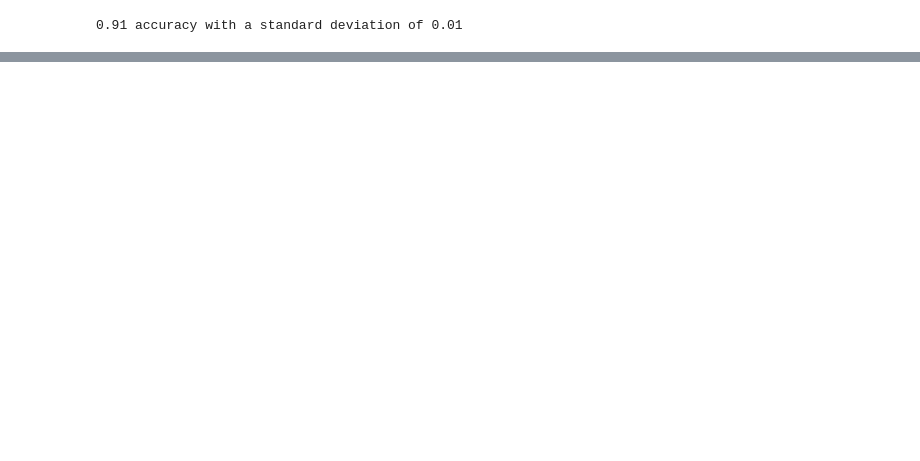
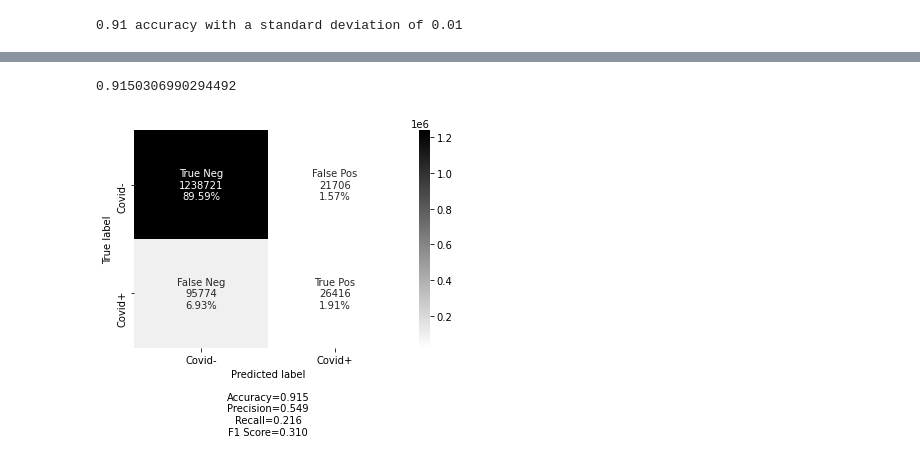
Before and after one commit to NomanAnjum09/Covid19-Analysis-Forecast, a Jupyter notebook: Project V2.ipynb, the cells around one changed output, grey strips where cells are left out. Saved outputs shown, nothing was run; the diff lists cells and outputs as text; code cells hidden in the pictures; blank space fills up the shorter version.

```diff
--- a/Project V2.ipynb
+++ b/Project V2.ipynb
@@ -269,0 +350,12 @@ print("%0.2f accuracy with a standard deviation of %0.2f" % (scores.mean(), scor
+# %%
+DT = DecisionTreeClassifier()
+DT.fit(X_train,y_train)
+pred = DT.predict(X_test)
+print(accuracy_score(y_test,pred))
+cm = confusion_matrix(y_test,pred)
+make_confusion_matrix(cm,group_names=labels,
+                      categories=categories,
+                      cmap="binary")
+# %% [output]
+0.9150306990294492
+[figure, added]
```
Also changed, not shown: parts of 27 cells of this notebook, 3 other files.
